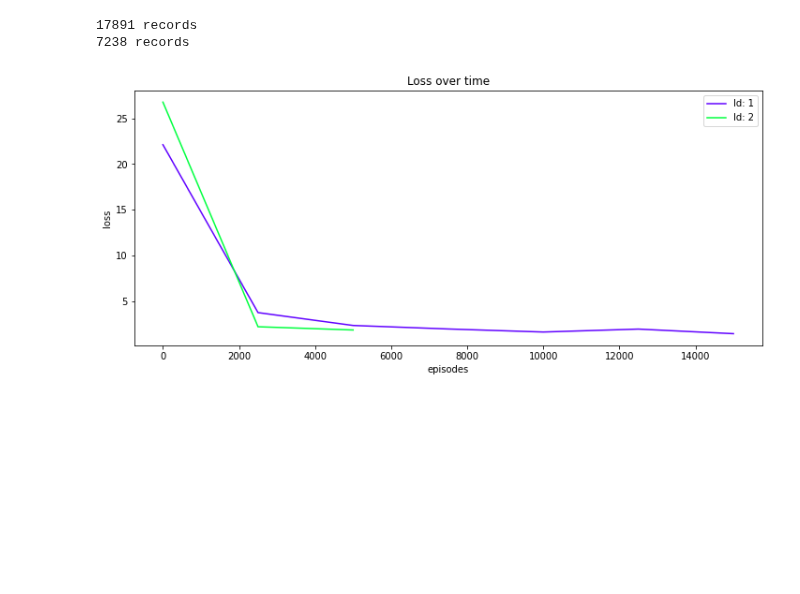
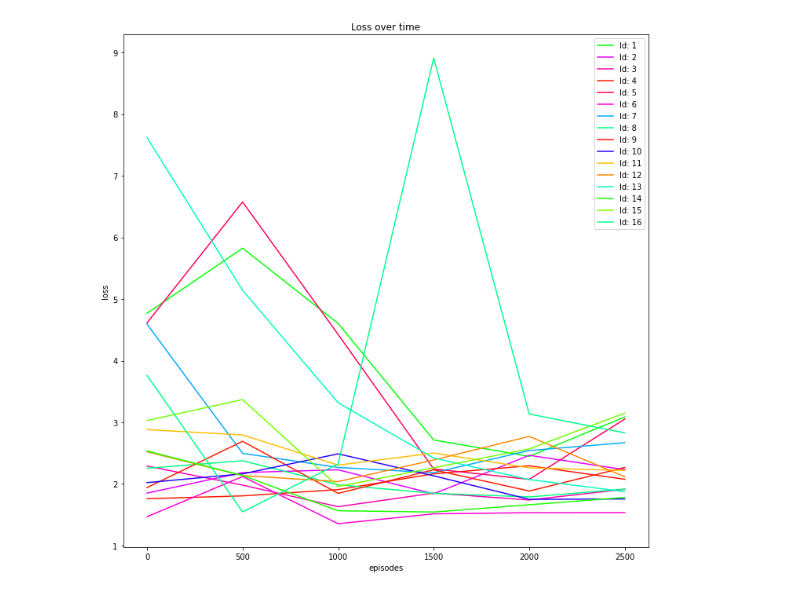
Before and after one commit to elianderlohr/kniffel, a Jupyter notebook: ai/plot_grid_search.ipynb, the cells around one changed output. Drawn from its saved outputs; the diff is of its cells as text; code cells hidden in the pictures; blank space fills up the shorter version.

```diff
--- a/ai/plot_grid_search.ipynb
+++ b/ai/plot_grid_search.ipynb
@@ -19,22 +19,22 @@ def plot(plt, _id, data, title, labelX, labelY):
     colors = [plt.cm.hsv(i) for i in np.linspace(0, 1, 600)]
     random.shuffle(colors)
 
-    interval = 2_500
+    interval = 500
     index_0 = list(data.keys())[0]
     moving_average = { i + index_0 : stat.mean(list(data.values())[i:i+interval+1]) for i in range(0, len(data.values()), interval) }
 
     # plt.scatter(data.keys(), data.values())
     plt.plot(moving_average.keys(), moving_average.values(), color=colors[_id], label=f"Id: {_id}")
 # %%
-def _print_data(plt, base_path, _id):
+def _print_data(plt, base_path, _id, _min, _max):
     with open(f'{base_path}/log_{_id}.json', 'r') as f:
         data = json.load(f)
 
     l = len(data["loss"])
-    print(f"{l} records")
+    #print(f"{l} records")
 
     # Loss
-    loss = [ v for v in data["loss"] if str(v) != "nan" ]
+    loss = [ v for v in data["loss"] if str(v) != "nan" ][_min:_max]
     mean_loss = stat.mean(loss)
     loss_filtered = { k: v for k, v in enumerate(loss) } #if v <= mean_loss }
 
@@ -65,18 +65,17 @@ def _print_data(plt, base_path, _id):
     # plot(duration, "Duration over time", "episodes", "duration")
     # plot(nb_episode_steps, "nb Episode steps over time", "episodes", "steps")
 # %%
-plt.figure(figsize=(12,5))
+plt.figure(figsize=(12,12))
 
 for i in range(1, len(csv_data)):
-    _print_data(plt, base_path, i)
+    #print(csv_data[str(i)])
+    _print_data(plt, base_path, i, 2_000, 5_000)
 
 
 plt.title("Loss over time")
 plt.xlabel("episodes")
 plt.ylabel("loss")
 plt.legend()
 plt.show()
 # %% [output]
-17891 records
-7238 records
-[figure, old version]
+[figure, new version]
```
Also changed, not shown: parts of 4 cells of this notebook, 3 other files.
